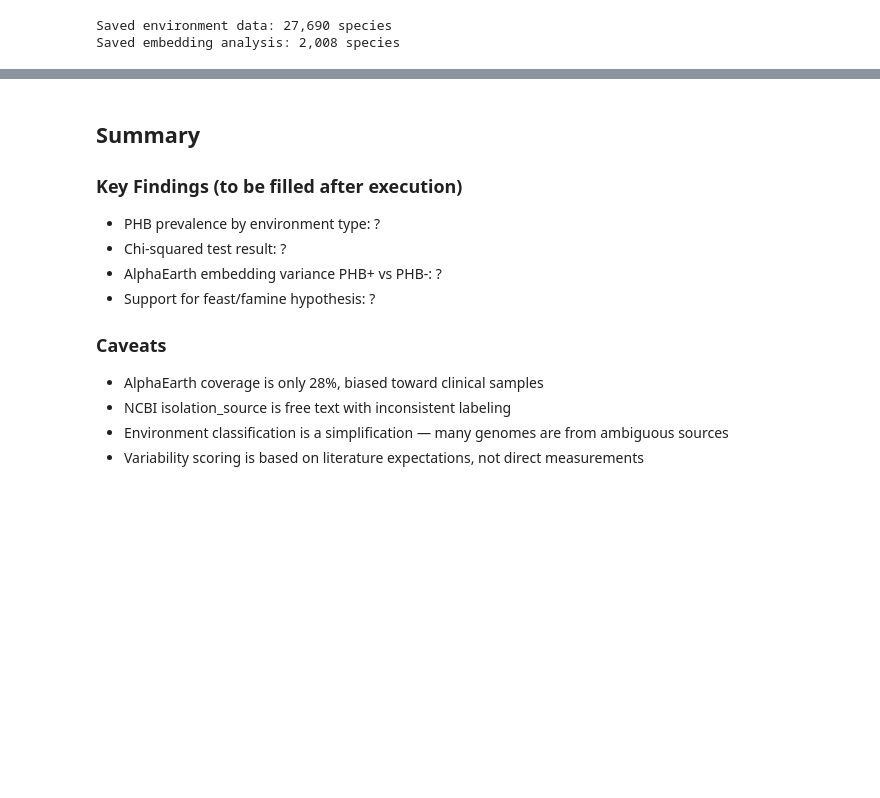
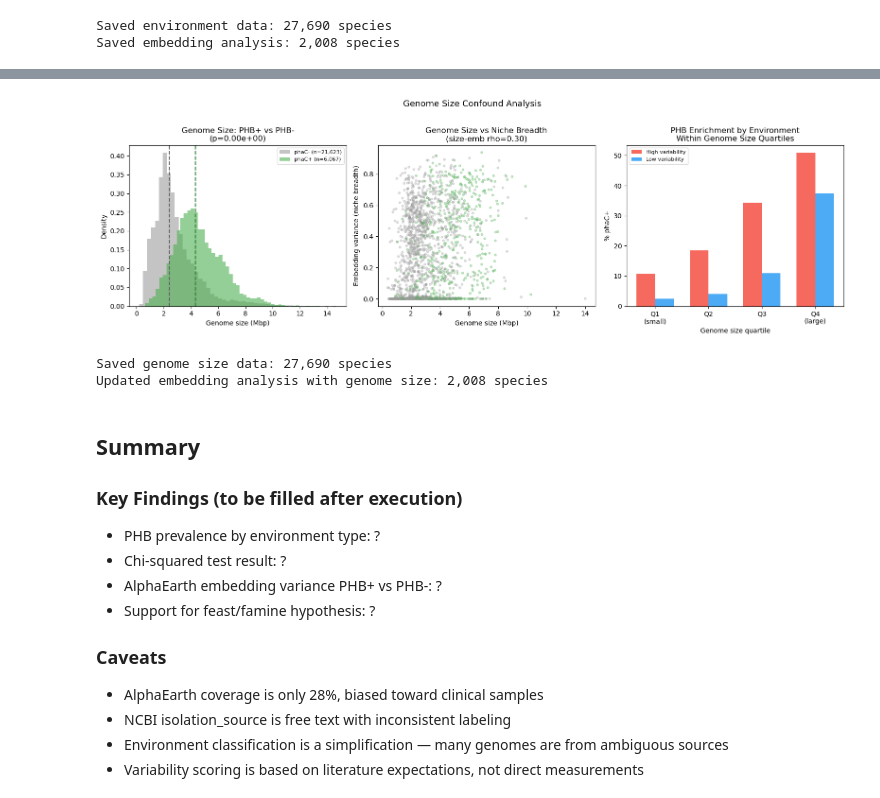
Before and after one commit to kbaseincubator/BERIL-research-observatory, a Jupyter notebook: projects/phb_granule_ecology/notebooks/03_environmental_correlation.ipynb, the cells around one changed output, grey strips where cells are left out. Drawn from its saved outputs; the diff is of its cells as text; code cells hidden in the pictures; blank space fills up the shorter version.

```diff
--- a/projects/phb_granule_ecology/notebooks/03_environmental_correlation.ipynb
+++ b/projects/phb_granule_ecology/notebooks/03_environmental_correlation.ipynb
@@ -417,3 +596,75 @@ Saved embedding analysis: 2,008 species
+# %%
+# Figure: Genome size confound analysis
+fig, axes = plt.subplots(1, 3, figsize=(16, 5))
+
+# Panel A: Genome size distribution PHB+ vs PHB-
+ax = axes[0]
+ax.hist(phb_neg_size, bins=50, alpha=0.6, color='#9E9E9E', label=f'phaC- (n={len(phb_neg_size):,})', density=True)
+ax.hist(phb_pos_size, bins=50, alpha=0.6, color='#4CAF50', label=f'phaC+ (n={len(phb_pos_size):,})', density=True)
+ax.axvline(phb_neg_size.median(), color='#616161', linestyle='--', linewidth=1.5)
+ax.axvline(phb_pos_size.median(), color='#2E7D32', linestyle='--', linewidth=1.5)
+ax.set_xlabel('Genome size (Mbp)')
+ax.set_ylabel('Density')
+ax.set_title(f'Genome Size: PHB+ vs PHB-\n(p={p_size:.2e})')
+ax.legend(fontsize=8)
+
+# Panel B: Genome size vs embedding variance, colored by PHB
+ax = axes[1]
+colors = emb_size['has_phaC'].map({1: '#4CAF50', 0: '#9E9E9E'})
+ax.scatter(emb_size['genome_size_Mbp'], emb_size['total_emb_variance'],
+           c=colors, alpha=0.3, s=10)
+ax.set_xlabel('Genome size (Mbp)')
+ax.set_ylabel('Embedding variance (niche breadth)')
+ax.set_title(f'Genome Size vs Niche Breadth\n(size-emb rho={rho_size_emb:.2f})')
+
+# Panel C: PHB prevalence by environment within genome size quartiles
+ax = axes[2]
+quartile_data = []
+for q in ['Q1 (small)', 'Q2', 'Q3', 'Q4 (large)']:
+    subset = known_var_size[known_var_size['size_quartile'] == q]
+    for var in ['high', 'low']:
+        var_sub = subset[subset['primary_variability'] == var]
+        if len(var_sub) > 0:
+            quartile_data.append({
+                'quartile': q, 'variability': var,
+                'pct_phaC': var_sub['has_phaC'].mean() * 100
+            })
+qdf = pd.DataFrame(quartile_data)
+if len(qdf) > 0:
+    x = np.arange(4)
+    width = 0.35
+    high_vals = qdf[qdf['variability'] == 'high']['pct_phaC'].values
+    low_vals = qdf[qdf['variability'] == 'low']['pct_phaC'].values
+    if len(high_vals) == 4 and len(low_vals) == 4:
+        ax.bar(x - width/2, high_vals, width, label='High variability', color='#F44336', alpha=0.8)
+        ax.bar(x + width/2, low_vals, width, label='Low variability', color='#2196F3', alpha=0.8)
+        ax.set_xticks(x)
+        ax.set_xticklabels(['Q1\n(small)', 'Q2', 'Q3', 'Q4\n(large)'])
+        ax.set_xlabel('Genome size quartile')
+        ax.set_ylabel('% phaC+')
+        ax.set_title('PHB Enrichment by Environment\nWithin Genome Size Quartiles')
+        ax.legend(fontsize=8)
+
+plt.suptitle('Genome Size Confound Analysis', fontsize=13, y=1.02)
+plt.tight_layout()
+plt.savefig(os.path.join(FIG_DIR, 'genome_size_confound.png'), dpi=150, bbox_inches='tight')
+plt.show()
+# %% [output]
+[figure, added]
+# %%
+# Save genome size data
+size_phb[['gtdb_species_clade_id', 'genome_size_Mbp', 'mean_protein_count',
+          'has_phaC', 'phb_status', 'gtdb_phylum']].to_csv(
+    os.path.join(DATA_DIR, 'species_genome_size.tsv'), sep='\t', index=False
+)
+print(f'Saved genome size data: {len(size_phb):,} species')
+
+# Update embedding analysis with genome size
+emb_size.to_csv(os.path.join(DATA_DIR, 'phb_embedding_analysis.tsv'), sep='\t', index=False)
+print(f'Updated embedding analysis with genome size: {len(emb_size):,} species')
+# %% [output]
+Saved genome size data: 27,690 species
+Updated embedding analysis with genome size: 2,008 species
 # %% [markdown]
 ## Summary
 
```
Also changed, not shown: parts of 4 cells of this notebook, 6 other files.
